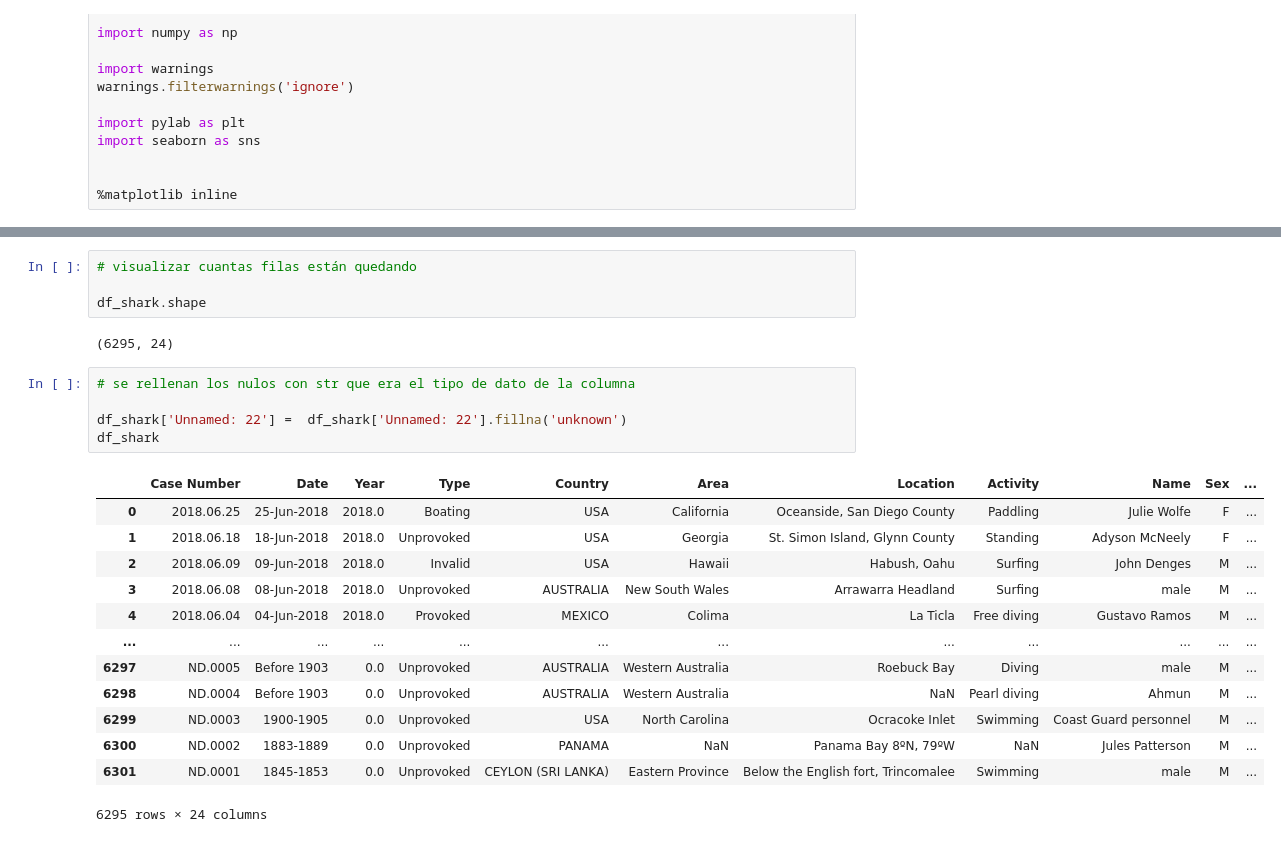
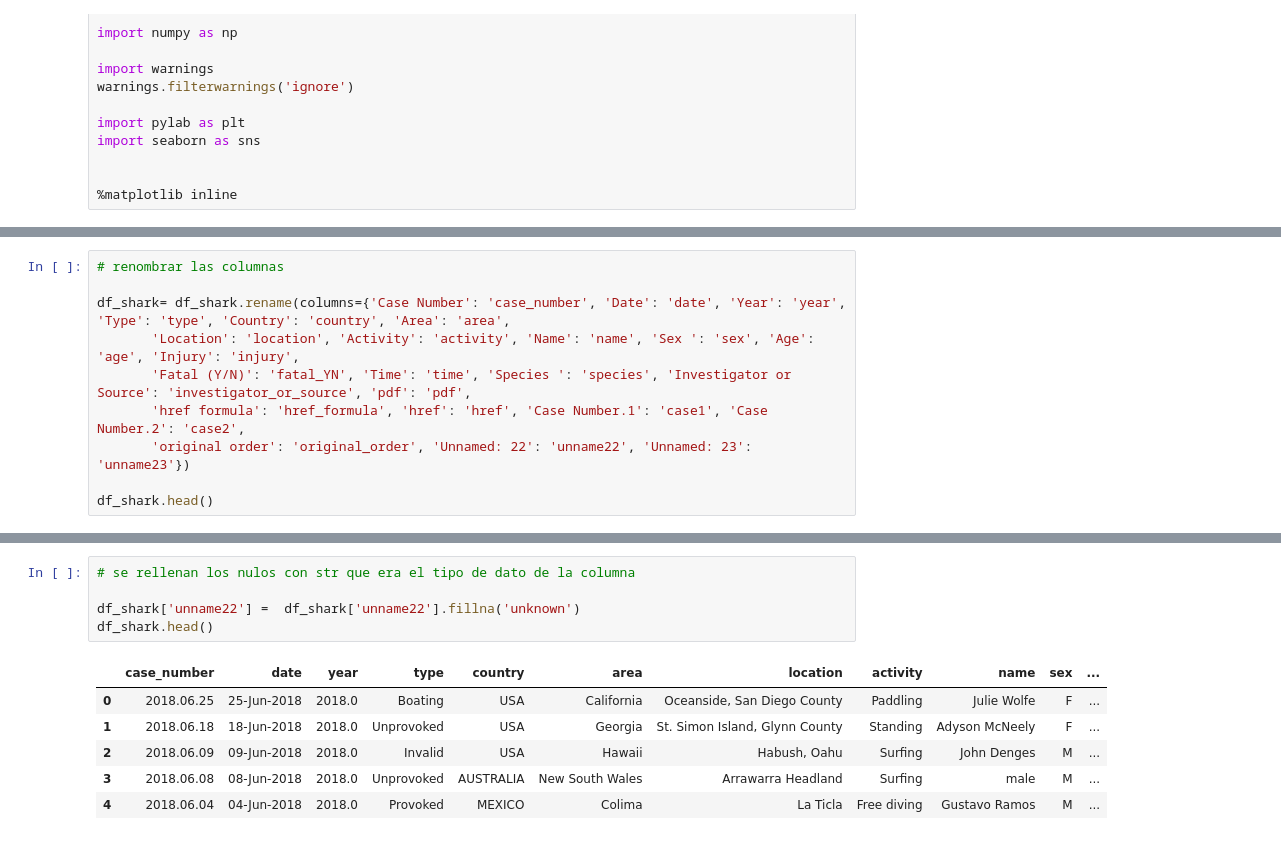
Before and after one commit to OrianAmpuero/CLEAN-PROJECT, a Jupyter notebook: PROJECT_SHARK.ipynb, the cells around one changed output, grey strips where cells are left out. Saved outputs shown, nothing was run; the diff lists cells and outputs as text.

```diff
--- a/PROJECT_SHARK.ipynb
+++ b/PROJECT_SHARK.ipynb
@@ -119,0 +154,10 @@ dtype: int64
+# %%
+# renombrar las columnas
+
+df_shark= df_shark.rename(columns={'Case Number': 'case_number', 'Date': 'date', 'Year': 'year', 'Type': 'type', 'Country': 'country', 'Area': 'area',
+       'Location': 'location', 'Activity': 'activity', 'Name': 'name', 'Sex ': 'sex', 'Age': 'age', 'Injury': 'injury',
+       'Fatal (Y/N)': 'fatal_YN', 'Time': 'time', 'Species ': 'species', 'Investigator or Source': 'investigator_or_source', 'pdf': 'pdf',
+       'href formula': 'href_formula', 'href': 'href', 'Case Number.1': 'case1', 'Case Number.2': 'case2',
+       'original order': 'original_order', 'Unnamed: 22': 'unname22', 'Unnamed: 23': 'unname23'})
+
+df_shark.head()
@@ -156,28 +183,15 @@ Name: Country, Length: 212, dtype: int64
-# %%
-# visualizar cuantas filas están quedando
-
-df_shark.shape
-# %% [output]
-(6295, 24)
 # %%
 # se rellenan los nulos con str que era el tipo de dato de la columna
 
-df_shark['Unnamed: 22'] =  df_shark['Unnamed: 22'].fillna('unknown')
-df_shark
+df_shark['unname22'] =  df_shark['unname22'].fillna('unknown')
+df_shark.head()
 # %% [output]
-|  | Case Number | Date | Year | Type | Country | Area | Location | Activity | Name | Sex | ... |
+|  | case_number | date | year | type | country | area | location | activity | name | sex | ... |
 | 0 | 2018.06.25 | 25-Jun-2018 | 2018.0 | Boating | USA | California | Oceanside, San Diego County | Paddling | Julie Wolfe | F | ... |
 | 1 | 2018.06.18 | 18-Jun-2018 | 2018.0 | Unprovoked | USA | Georgia | St. Simon Island, Glynn County | Standing | Adyson McNeely | F | ... |
 | 2 | 2018.06.09 | 09-Jun-2018 | 2018.0 | Invalid | USA | Hawaii | Habush, Oahu | Surfing | John Denges | M | ... |
 | 3 | 2018.06.08 | 08-Jun-2018 | 2018.0 | Unprovoked | AUSTRALIA | New South Wales | Arrawarra Headland | Surfing | male | M | ... |
 | 4 | 2018.06.04 | 04-Jun-2018 | 2018.0 | Provoked | MEXICO | Colima | La Ticla | Free diving | Gustavo Ramos | M | ... |
-| ... | ... | ... | ... | ... | ... | ... | ... | ... | ... | ... | ... |
-| 6297 | ND.0005 | Before 1903 | 0.0 | Unprovoked | AUSTRALIA | Western Australia | Roebuck Bay | Diving | male | M | ... |
-| 6298 | ND.0004 | Before 1903 | 0.0 | Unprovoked | AUSTRALIA | Western Australia | NaN | Pearl diving | Ahmun | M | ... |
-| 6299 | ND.0003 | 1900-1905 | 0.0 | Unprovoked | USA | North Carolina | Ocracoke Inlet | Swimming | Coast Guard personnel | M | ... |
-| 6300 | ND.0002 | 1883-1889 | 0.0 | Unprovoked | PANAMA | NaN | Panama Bay 8ºN, 79ºW | NaN | Jules Patterson | M | ... |
-| 6301 | ND.0001 | 1845-1853 | 0.0 | Unprovoked | CEYLON (SRI LANKA) | Eastern Province | Below the English fort, Trincomalee | Swimming | male | M | ... |
-6295 rows × 24 columns
 # %%
 # se rellenan los nulos con str que era el tipo de dato de la columna
 
```
Also changed, not shown: parts of 21 cells of this notebook.
